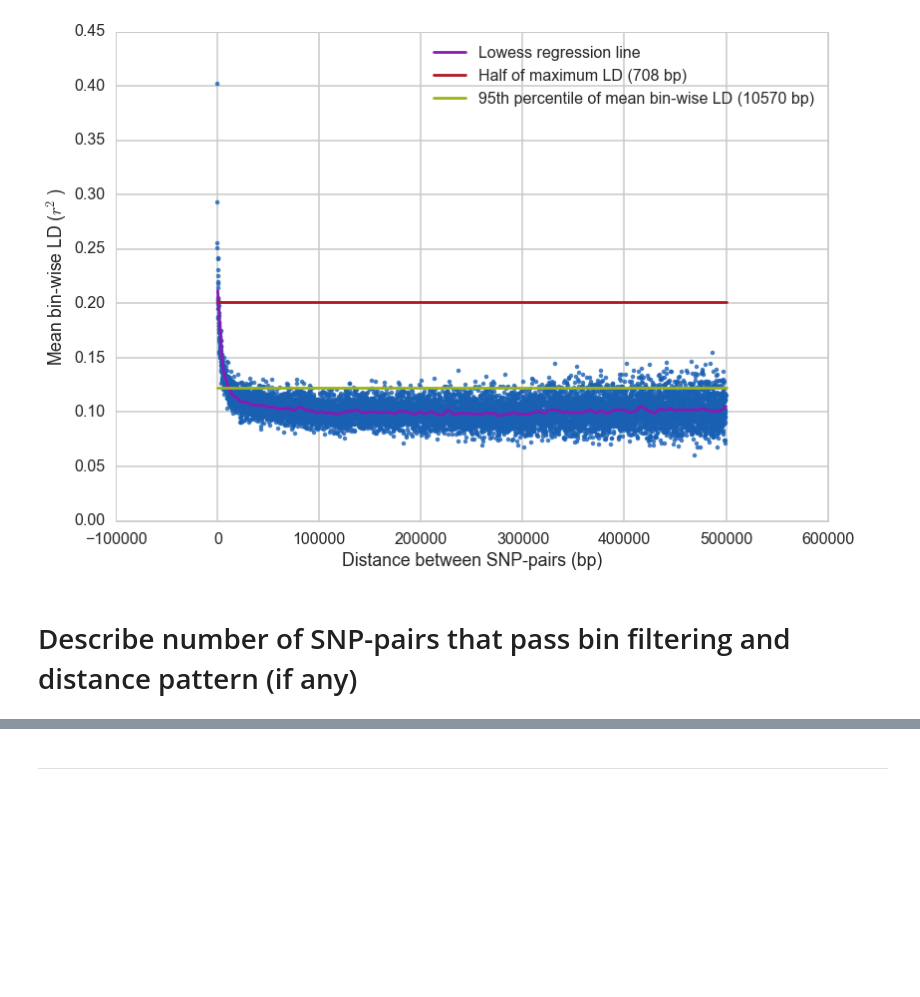
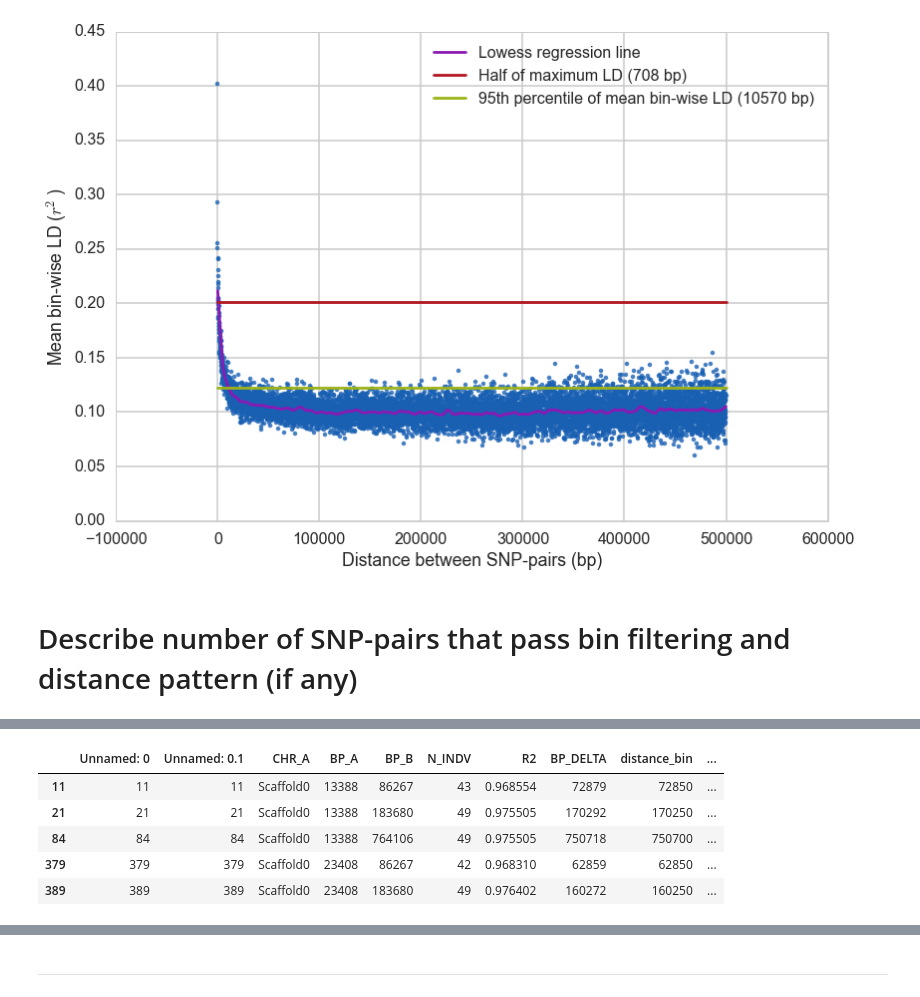
Before and after one commit to xguse/ipy_notebooks, a Jupyter notebook: YALE/ddrad58/2015-06-04_LD_ploting_THREE_pops_NO_KG.ipynb, the cells around one changed output, grey strips where cells are left out. Drawn from its saved outputs; the diff is of its cells as text; code cells hidden in the pictures; blank space fills up the shorter version.

```diff
--- a/YALE/ddrad58/2015-06-04_LD_ploting_THREE_pops_NO_KG.ipynb
+++ b/YALE/ddrad58/2015-06-04_LD_ploting_THREE_pops_NO_KG.ipynb
@@ -287,0 +253,9 @@ ld.one_minus_cdf_BH.unique()
+# %%
+ld_filtered.head()
+# %% [output]
+|  | Unnamed: 0 | Unnamed: 0.1 | CHR_A | BP_A | BP_B | N_INDV | R2 | BP_DELTA | distance_bin | ... |
+| 11 | 11 | 11 | Scaffold0 | 13388 | 86267 | 43 | 0.968554 | 72879 | 72850 | ... |
+| 21 | 21 | 21 | Scaffold0 | 13388 | 183680 | 49 | 0.975505 | 170292 | 170250 | ... |
+| 84 | 84 | 84 | Scaffold0 | 13388 | 764106 | 49 | 0.975505 | 750718 | 750700 | ... |
+| 379 | 379 | 379 | Scaffold0 | 23408 | 86267 | 42 | 0.968310 | 62859 | 62850 | ... |
+| 389 | 389 | 389 | Scaffold0 | 23408 | 183680 | 49 | 0.976402 | 160272 | 160250 | ... |
```
Also changed, not shown: parts of 13 cells of this notebook.
